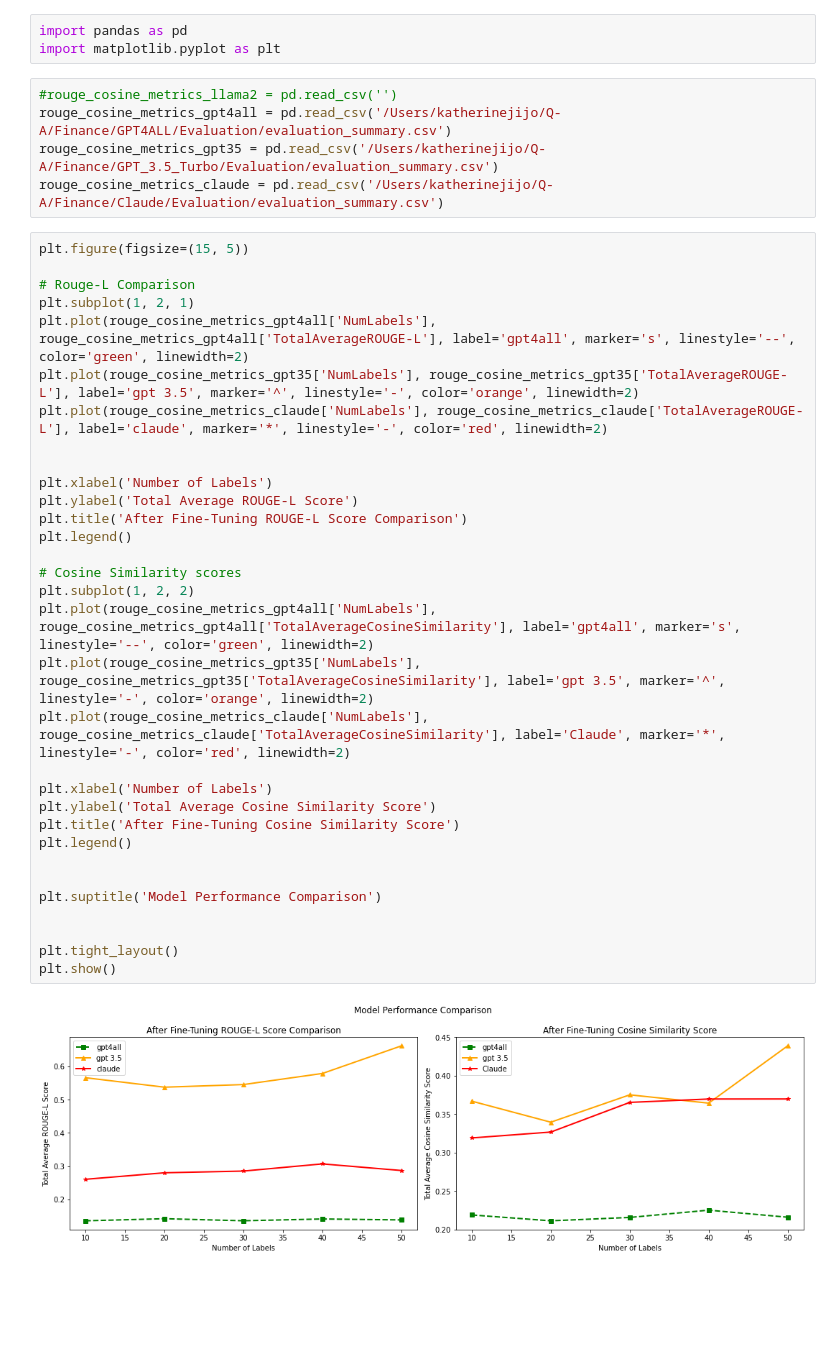
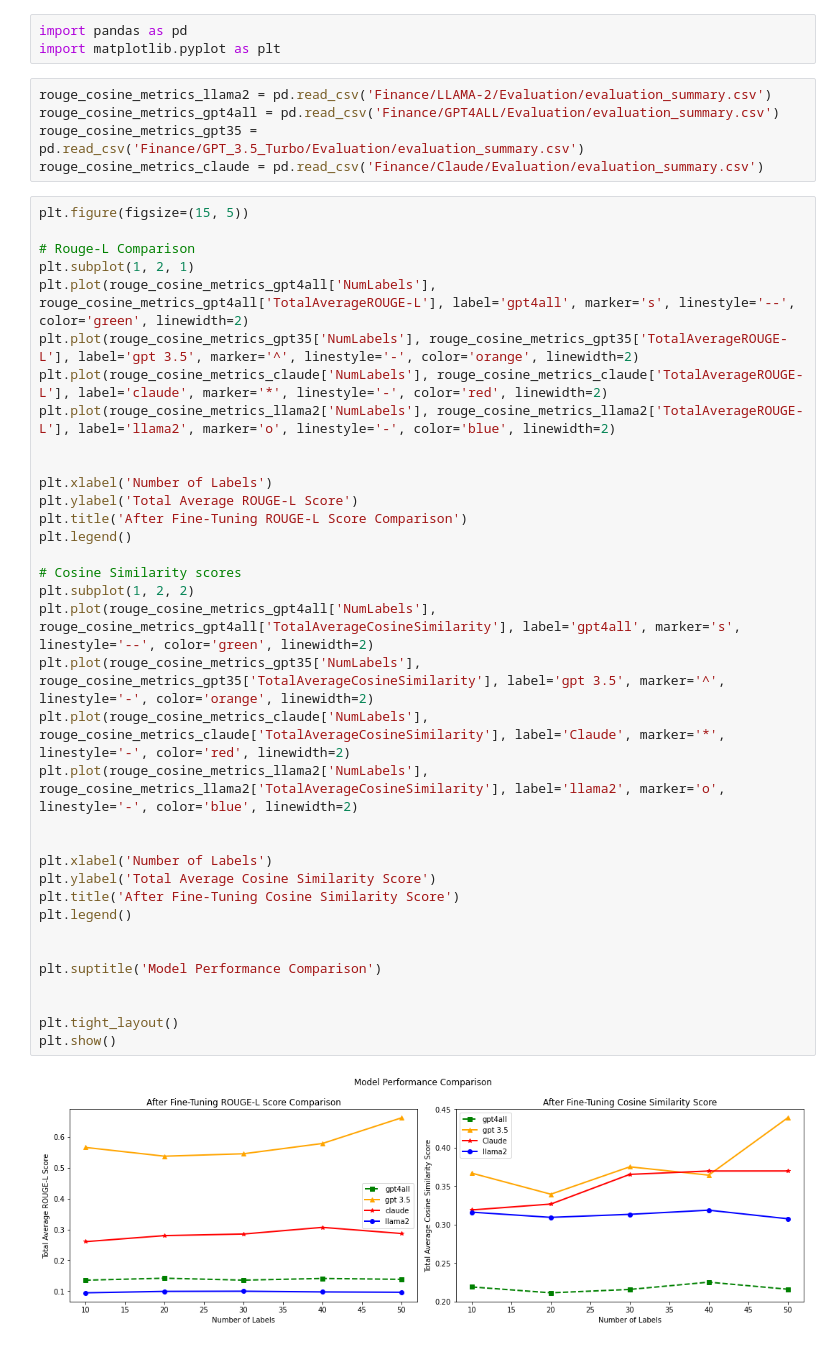
Before and after one commit to iiWhiteii/Q-A, a Jupyter notebook: Finance/Overall Evaluations/OverallEvaluation.ipynb, the cells around one changed output. Drawn from its saved outputs; the diff is of its cells as text; blank space fills up the shorter version.

Commit message:
Overall Evaluation 2

```diff
--- a/Finance/Overall Evaluations/OverallEvaluation.ipynb
+++ b/Finance/Overall Evaluations/OverallEvaluation.ipynb
@@ -2,41 +2,44 @@
 import pandas as pd
 import matplotlib.pyplot as plt
 # %%
-#rouge_cosine_metrics_llama2 = pd.read_csv('')
-rouge_cosine_metrics_gpt4all = pd.read_csv('/Users/katherinejijo/Q-A/Finance/GPT4ALL/Evaluation/evaluation_summary.csv')
-rouge_cosine_metrics_gpt35 = pd.read_csv('/Users/katherinejijo/Q-A/Finance/GPT_3.5_Turbo/Evaluation/evaluation_summary.csv')
-rouge_cosine_metrics_claude = pd.read_csv('/Users/katherinejijo/Q-A/Finance/Claude/Evaluation/evaluation_summary.csv')
+rouge_cosine_metrics_llama2 = pd.read_csv('Finance/LLAMA-2/Evaluation/evaluation_summary.csv')
+rouge_cosine_metrics_gpt4all = pd.read_csv('Finance/GPT4ALL/Evaluation/evaluation_summary.csv')
+rouge_cosine_metrics_gpt35 = pd.read_csv('Finance/GPT_3.5_Turbo/Evaluation/evaluation_summary.csv')
+rouge_cosine_metrics_claude = pd.read_csv('Finance/Claude/Evaluation/evaluation_summary.csv')
 # %%
 plt.figure(figsize=(15, 5))
 
 # Rouge-L Comparison
 plt.subplot(1, 2, 1)
 plt.plot(rouge_cosine_metrics_gpt4all['NumLabels'], rouge_cosine_metrics_gpt4all['TotalAverageROUGE-L'], label='gpt4all', marker='s', linestyle='--', color='green', linewidth=2)
 plt.plot(rouge_cosine_metrics_gpt35['NumLabels'], rouge_cosine_metrics_gpt35['TotalAverageROUGE-L'], label='gpt 3.5', marker='^', linestyle='-', color='orange', linewidth=2)
 plt.plot(rouge_cosine_metrics_claude['NumLabels'], rouge_cosine_metrics_claude['TotalAverageROUGE-L'], label='claude', marker='*', linestyle='-', color='red', linewidth=2)
+plt.plot(rouge_cosine_metrics_llama2['NumLabels'], rouge_cosine_metrics_llama2['TotalAverageROUGE-L'], label='llama2', marker='o', linestyle='-', color='blue', linewidth=2)
 
 
 plt.xlabel('Number of Labels')
 plt.ylabel('Total Average ROUGE-L Score')
 plt.title('After Fine-Tuning ROUGE-L Score Comparison')
 plt.legend()
 
 # Cosine Similarity scores
 plt.subplot(1, 2, 2)
 plt.plot(rouge_cosine_metrics_gpt4all['NumLabels'], rouge_cosine_metrics_gpt4all['TotalAverageCosineSimilarity'], label='gpt4all', marker='s', linestyle='--', color='green', linewidth=2)
 plt.plot(rouge_cosine_metrics_gpt35['NumLabels'], rouge_cosine_metrics_gpt35['TotalAverageCosineSimilarity'], label='gpt 3.5', marker='^', linestyle='-', color='orange', linewidth=2)
 plt.plot(rouge_cosine_metrics_claude['NumLabels'], rouge_cosine_metrics_claude['TotalAverageCosineSimilarity'], label='Claude', marker='*', linestyle='-', color='red', linewidth=2)
+plt.plot(rouge_cosine_metrics_llama2['NumLabels'], rouge_cosine_metrics_llama2['TotalAverageCosineSimilarity'], label='llama2', marker='o', linestyle='-', color='blue', linewidth=2)
+
 
 plt.xlabel('Number of Labels')
 plt.ylabel('Total Average Cosine Similarity Score')
 plt.title('After Fine-Tuning Cosine Similarity Score')
 plt.legend()
 
 
 plt.suptitle('Model Performance Comparison')
 
 
 plt.tight_layout()
 plt.show()
 # %% [output]
-[figure, old version]
+[figure, new version]
```
